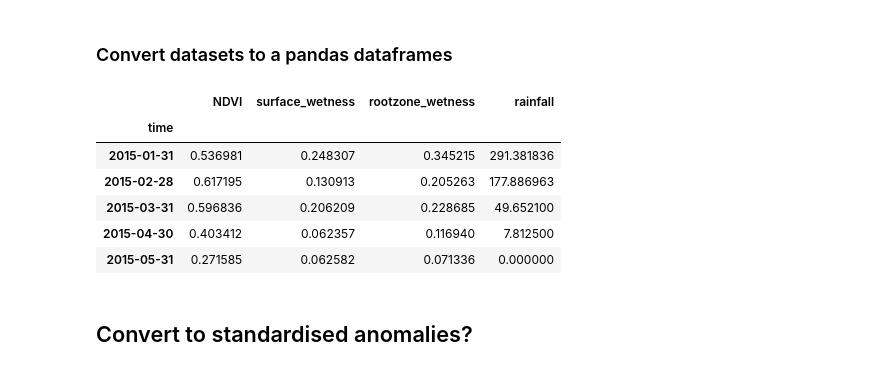
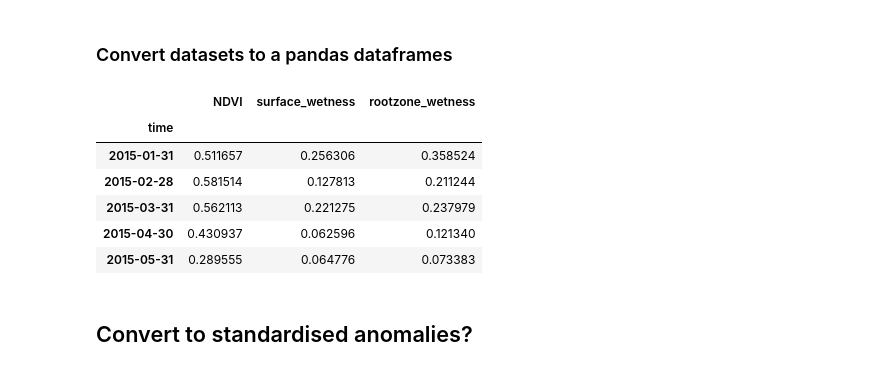
Before and after one commit to cbur24/vegetation_forecasts, a Jupyter notebook: VAR_forecast.ipynb, the cells around one changed output. Cells and saved outputs as stored; diff of their text form; code cells hidden in the pictures.

```diff
--- a/VAR_forecast.ipynb
+++ b/VAR_forecast.ipynb
@@ -36,17 +45,16 @@ create_local_dask_cluster()
 lat, lon = -17.8137, 125.3615 # native grasslandin Pilbara
 buffer = 0.02
 
-lon=(lon - buffer, lon + buffer)
-lat=(lat - buffer, lat + buffer)
+products = "ga_ls7e_ard_3", "ga_ls8c_ard_3"
 
 # Define the time window
-time = '2015-01-01', '2020-12-30'
+time_range = ('2015-01-01', '2020-12-30')
 
 #resample frequency
 freq='1M'
 
-#length of forecast
+#length of forecast (in units of resample frequency)
 forecast_length = 2
 
-#chunk sizes
+#dask chunk sizes
 dask_chunks={'x':-1, 'y':-1, 'time':-1}
@@ -61,15 +72,11 @@ display_map(lon,lat)
 # %%
+# connect to the datacube
 dc = Datacube(app='VAR-forecast')
 
-query = {'lon': lon,
-         'lat': lat,
-         'time': time,
+# set up a datcube query object
+query = {'x': lon, 'y': lat,
+         'time': time_range,
          'measurements':['nbart_red', 'nbart_nir'],
          'output_crs' :'EPSG:3577',
          'resolution' : (-30, 30),
          'resampling' :{"fmask": "nearest", "*": "bilinear"}}
-
-ds = load_ard(dc=dc,
-              dask_chunks=dask_chunks,
-              products=["ga_ls7e_ard_3", "ga_ls8c_ard_3"],
-              **query)
@@ -83,0 +83,6 @@ Returning 657 time steps as a dask array
+# %%
+# load the satellite data
+ds = load_ard(dc=dc,
+              dask_chunks=dask_chunks,
+              products=products,
+              **query)
@@ -192,26 +194,24 @@ ax2.legend(loc='upper right');
 # %%
 #convert to dfs
 ndvi=ndvi.drop('spatial_ref').to_dataframe()
 surface_wetness=surface_wetness.to_dataframe()
 rootzone_wetness=rootzone_wetness.to_dataframe()
-precipitation=precipitation.to_dataframe()
 
 #add other variables to ndvi
 ndvi['surface_wetness']=surface_wetness['relative_wetness']
 ndvi['rootzone_wetness']=rootzone_wetness['soil_water_index']
-ndvi['rainfall']=precipitation['precipitation_amount_1hour_Accumulation']
 
 #drop an rows with nans
 ndvi = ndvi.dropna()
 ndvi.head()
 # %% [output]
-|  | NDVI | surface_wetness | rootzone_wetness | rainfall |
-| time |  |  |  |  |
-| 2015-01-31 | 0.536981 | 0.248307 | 0.345215 | 291.381836 |
-| 2015-02-28 | 0.617195 | 0.130913 | 0.205263 | 177.886963 |
-| 2015-03-31 | 0.596836 | 0.206209 | 0.228685 | 49.652100 |
-| 2015-04-30 | 0.403412 | 0.062357 | 0.116940 | 7.812500 |
-| 2015-05-31 | 0.271585 | 0.062582 | 0.071336 | 0.000000 |
+|  | NDVI | surface_wetness | rootzone_wetness |
+| time |  |  |  |
+| 2015-01-31 | 0.511657 | 0.256306 | 0.358524 |
+| 2015-02-28 | 0.581514 | 0.127813 | 0.211244 |
+| 2015-03-31 | 0.562113 | 0.221275 | 0.237979 |
+| 2015-04-30 | 0.430937 | 0.062596 | 0.121340 |
+| 2015-05-31 | 0.289555 | 0.064776 | 0.073383 |
 # %% [markdown]
 ## Convert to standardised anomalies?
 # %% [markdown]
```
Also changed, not shown: parts of 26 cells of this notebook.
